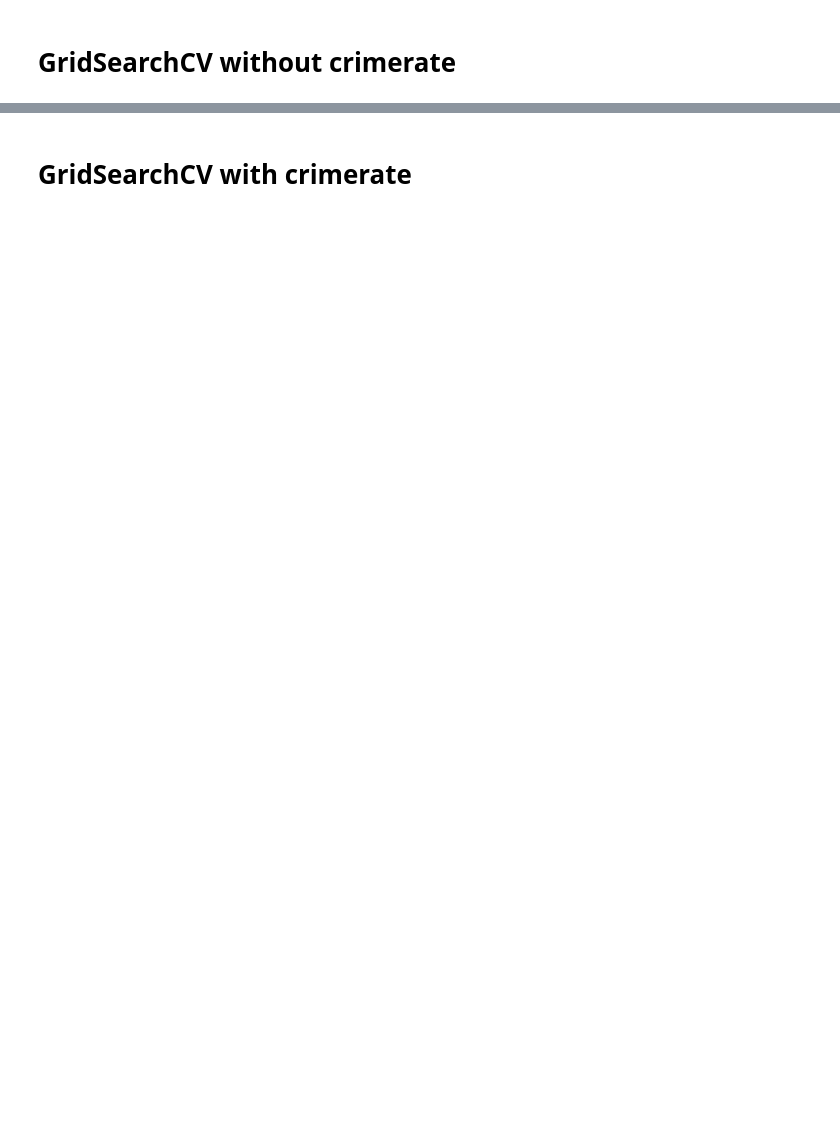
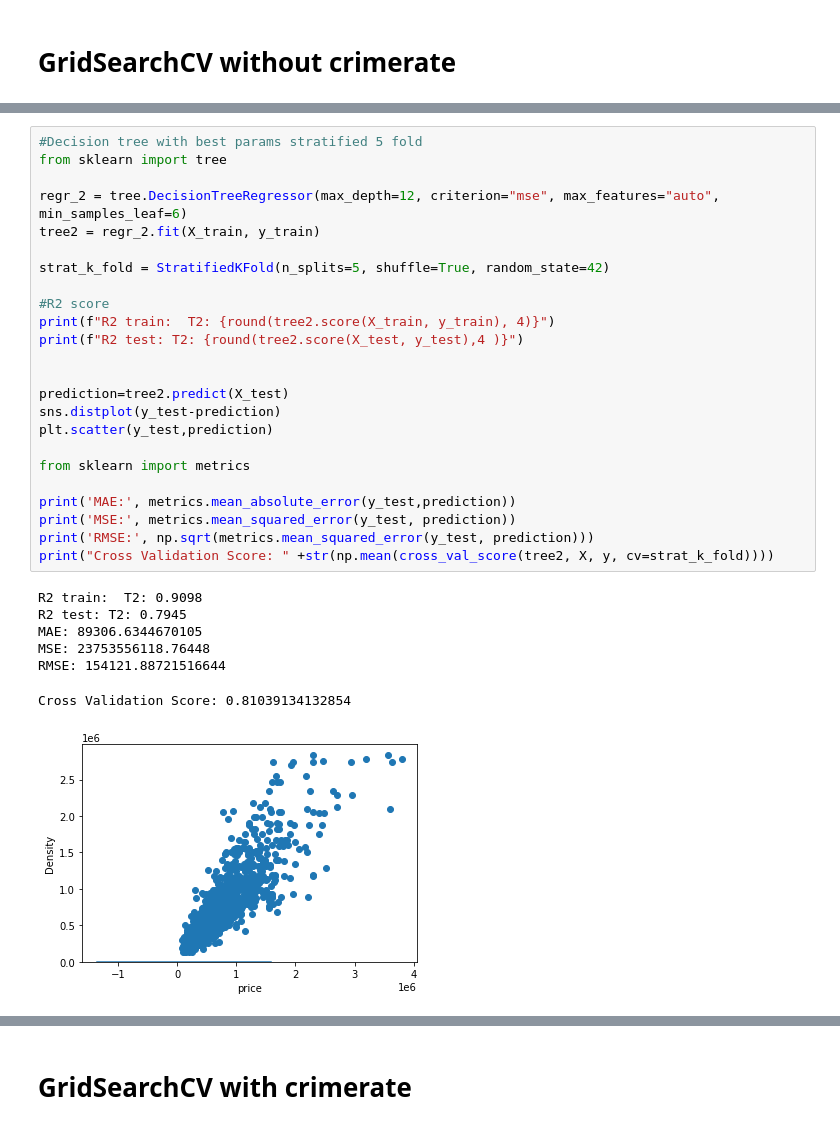
Before and after one commit to dvh549/Machine_Learning, a Jupyter notebook: House Sales Prediction - Decision Tree.ipynb, the cells around one changed output, grey strips where cells are left out. Cells and saved outputs as stored; diff of their text form; blank space fills up the shorter version.

```diff
--- a/House Sales Prediction - Decision Tree.ipynb
+++ b/House Sales Prediction - Decision Tree.ipynb
@@ -510,0 +597,32 @@ Fitting 3 folds for each of 1400 candidates, totalling 4200 fits
+# %%
+#Decision tree with best params stratified 5 fold
+from sklearn import tree
+
+regr_2 = tree.DecisionTreeRegressor(max_depth=12, criterion="mse", max_features="auto", min_samples_leaf=6)
+tree2 = regr_2.fit(X_train, y_train)
+
+strat_k_fold = StratifiedKFold(n_splits=5, shuffle=True, random_state=42)
+
+#R2 score
+print(f"R2 train:  T2: {round(tree2.score(X_train, y_train), 4)}")
+print(f"R2 test: T2: {round(tree2.score(X_test, y_test),4 )}")
+
+
+prediction=tree2.predict(X_test)
+sns.distplot(y_test-prediction)
+plt.scatter(y_test,prediction)
+
+from sklearn import metrics
+
+print('MAE:', metrics.mean_absolute_error(y_test,prediction))
+print('MSE:', metrics.mean_squared_error(y_test, prediction))
+print('RMSE:', np.sqrt(metrics.mean_squared_error(y_test, prediction)))
+print("Cross Validation Score: " +str(np.mean(cross_val_score(tree2, X, y, cv=strat_k_fold))))
+# %% [output]
+R2 train:  T2: 0.9098
+R2 test: T2: 0.7945
+MAE: 89306.6344670105
+MSE: 23753556118.76448
+RMSE: 154121.88721516644
+Cross Validation Score: 0.81039134132854
+[figure, added]
```
Also changed, not shown: parts of 30 cells of this notebook.
